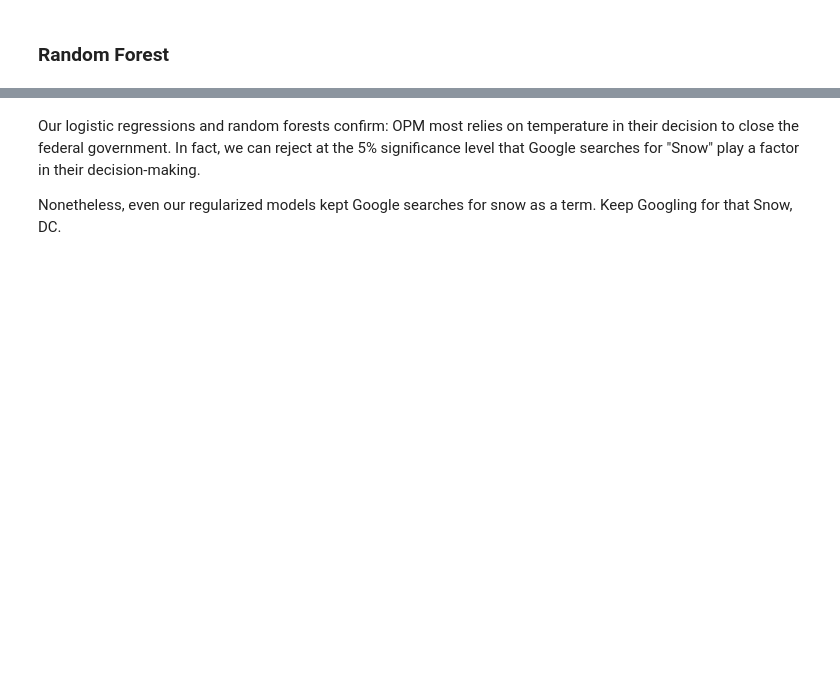
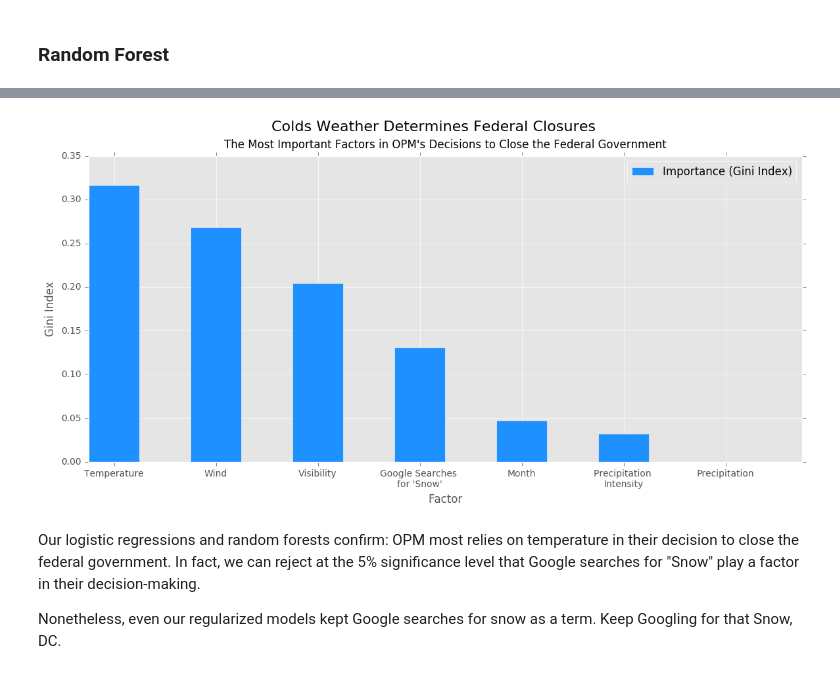
Before and after one commit to josephofiowa/zenzic, a Jupyter notebook: federal-snow/fed-closure-analysis.ipynb, the cells around one changed output, grey strips where cells are left out. Drawn from its saved outputs; the diff is of its cells as text; code cells hidden in the pictures; blank space fills up the shorter version.

Commit message:
updated graph

```diff
--- a/federal-snow/fed-closure-analysis.ipynb
+++ b/federal-snow/fed-closure-analysis.ipynb
@@ -672,30 +1067,32 @@ df_features.head(10)
 # %%
 # feature importances determining closure
 
 fig, ax = plt.subplots()
 ind = np.arange(len(features))
 
 # basics
 width=0.5
-x = ind
-y = df_features['Importance (Gini Index)'].values
+x_coord = ind
+y_coord = df_features['Importance (Gini Index)'].values
 
 ## the bars
-ax.bar(x, y, width,color='dodgerblue', label = 'Importance (Gini Index)')
+ax.bar(x_coord, y_coord, width, color='dodgerblue', label = 'Importance (Gini Index)')
 
 # handle axes and ticks
 ax.set_ylabel('Gini Index')
 ax.set_xticks(ind + width / 2)
 plt.xlabel('Factor')
 ax.set_xticklabels(('Temperature', 'Wind', 'Visibility', "Google Searches \nfor 'Snow'", 'Month', 'Precipitation \nIntensity', 'Precipitation'))
 
 # title, size, and legend
 plt.suptitle("Colds Weather Determines Federal Closures", y=.99, size=16)
 plt.title("The Most Important Factors in OPM's Decisions to Close the Federal Government", y=1.01, size=12)
 plt.rcParams['figure.figsize'] = (12, 6)
 plt.legend(loc='best')
 plt.savefig('./graphs/rf_feature_importances.png', dpi=300, bbox_inches='tight')
 plt.show()
+# %% [output]
+[figure, added]
 # %% [markdown]
 Our logistic regressions and random forests confirm: OPM most relies on temperature in their decision to close the federal government. In fact, we can reject at the 5% significance level that Google searches for "Snow" play a factor in their decision-making.
 
```
Also changed, not shown: parts of 60 cells of this notebook, 1 other file.
